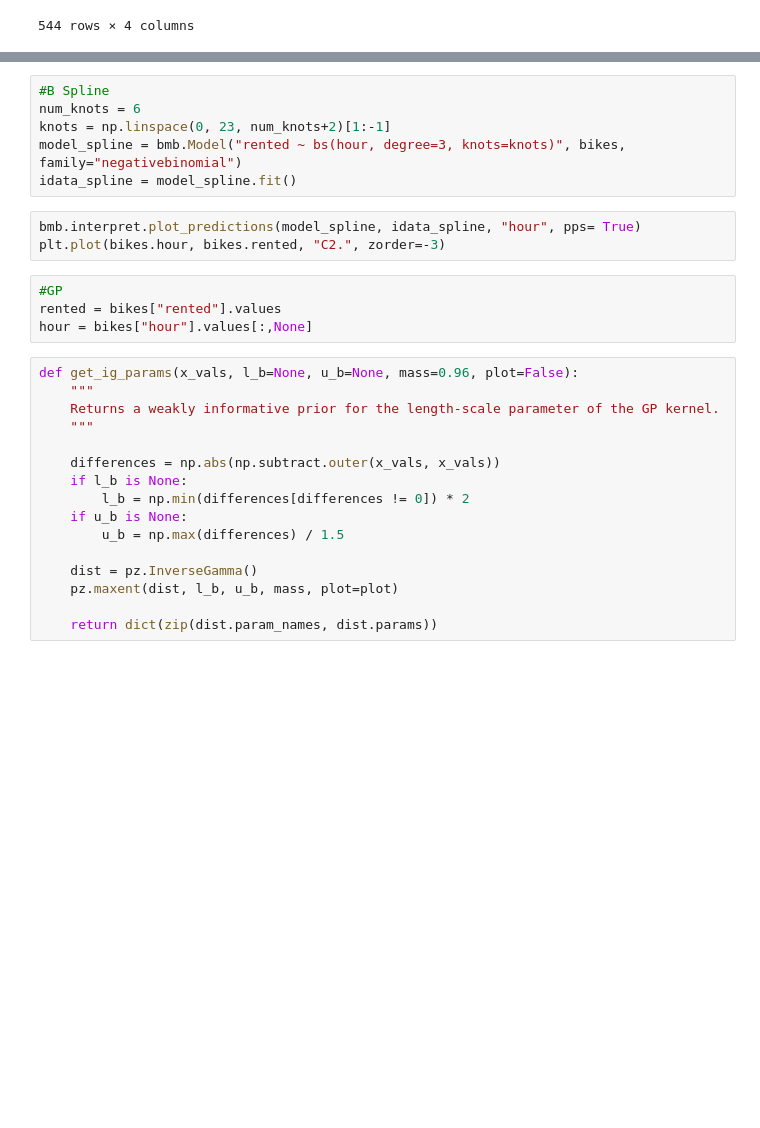
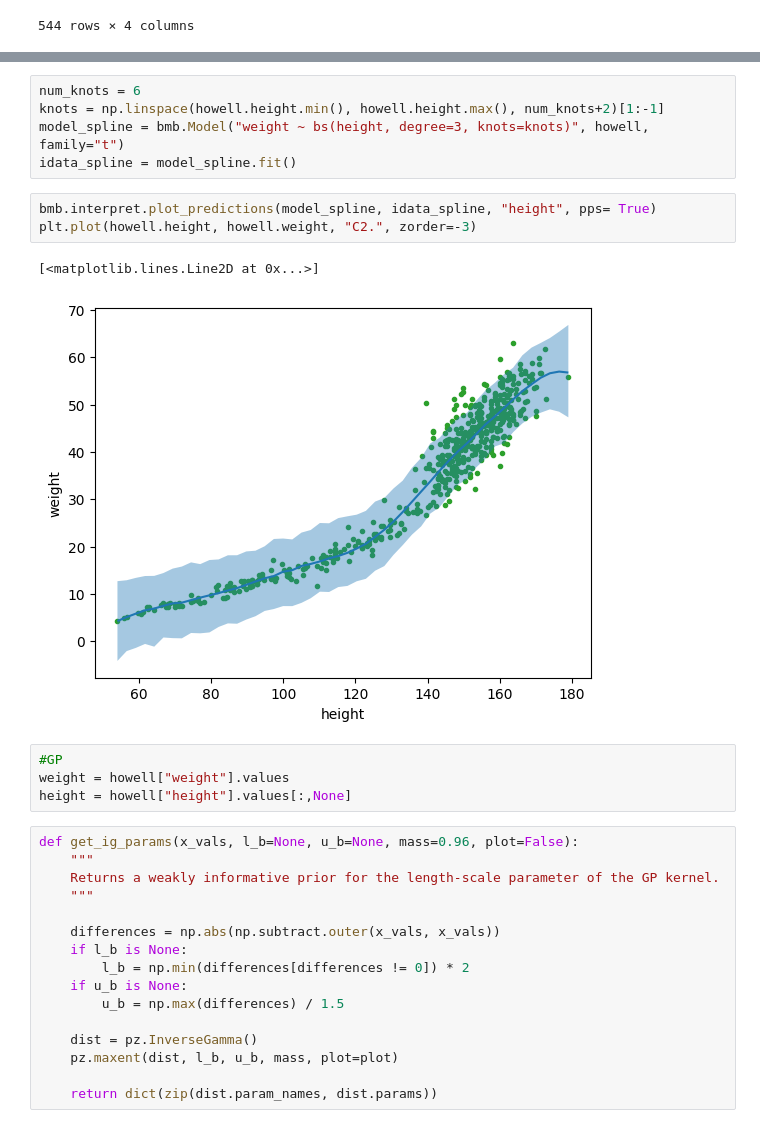
Before and after one commit to NatasaKinzy/Data-Science, a Jupyter notebook: Unit7/NataKinzUnit7ExercisesSF.ipynb, the cells around one changed output, grey strips where cells are left out. Drawn from its saved outputs; the diff is of its cells as text; blank space fills up the shorter version.

```diff
--- a/Unit7/NataKinzUnit7ExercisesSF.ipynb
+++ b/Unit7/NataKinzUnit7ExercisesSF.ipynb
@@ -100,16 +89,18 @@ plt.plot(bikes.hour, bikes.rented, "C2.", zorder=-3)
 # %%
-#B Spline
 num_knots = 6
-knots = np.linspace(0, 23, num_knots+2)[1:-1]
-model_spline = bmb.Model("rented ~ bs(hour, degree=3, knots=knots)", bikes, family="negativebinomial")
+knots = np.linspace(howell.height.min(), howell.height.max(), num_knots+2)[1:-1]
+model_spline = bmb.Model("weight ~ bs(height, degree=3, knots=knots)", howell, family="t")
 idata_spline = model_spline.fit()
 # %%
-bmb.interpret.plot_predictions(model_spline, idata_spline, "hour", pps= True)
-plt.plot(bikes.hour, bikes.rented, "C2.", zorder=-3)
+bmb.interpret.plot_predictions(model_spline, idata_spline, "height", pps= True)
+plt.plot(howell.height, howell.weight, "C2.", zorder=-3)
+# %% [output]
+[<matplotlib.lines.Line2D at 0x...>]
+[figure, added]
 # %%
 #GP
-rented = bikes["rented"].values
-hour = bikes["hour"].values[:,None]
+weight = howell["weight"].values
+height = howell["height"].values[:,None]
 # %%
 def get_ig_params(x_vals, l_b=None, u_b=None, mass=0.96, plot=False):
     """
```
Also changed, not shown: parts of 6 cells of this notebook.
